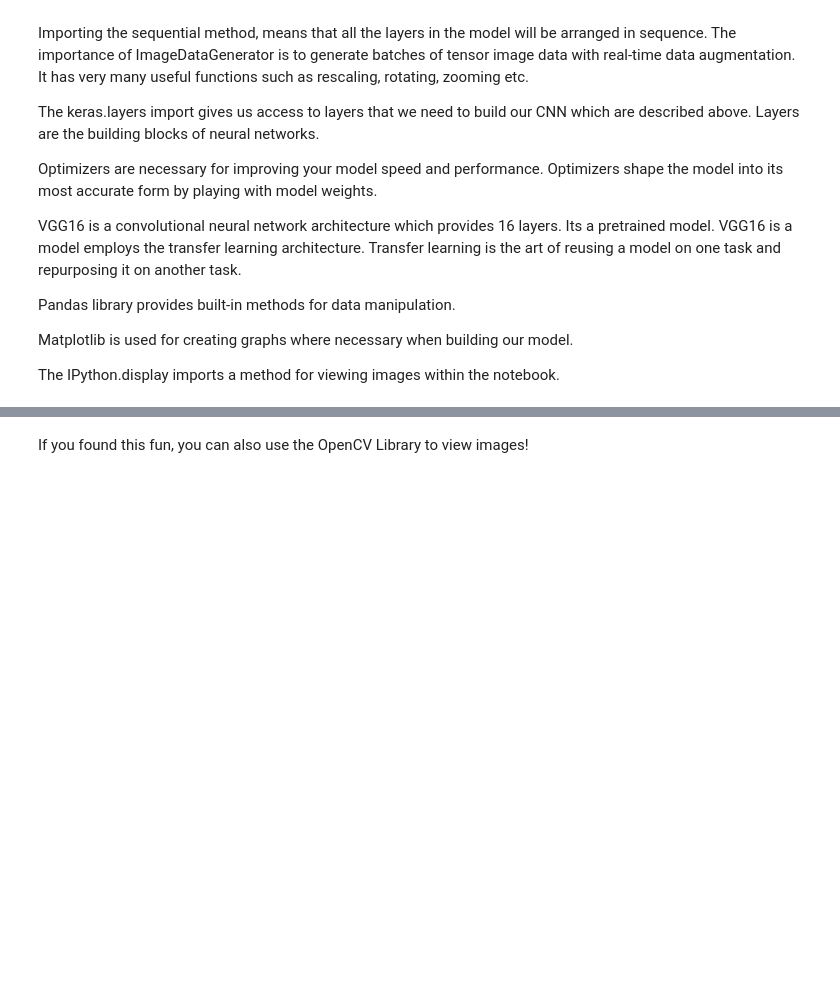
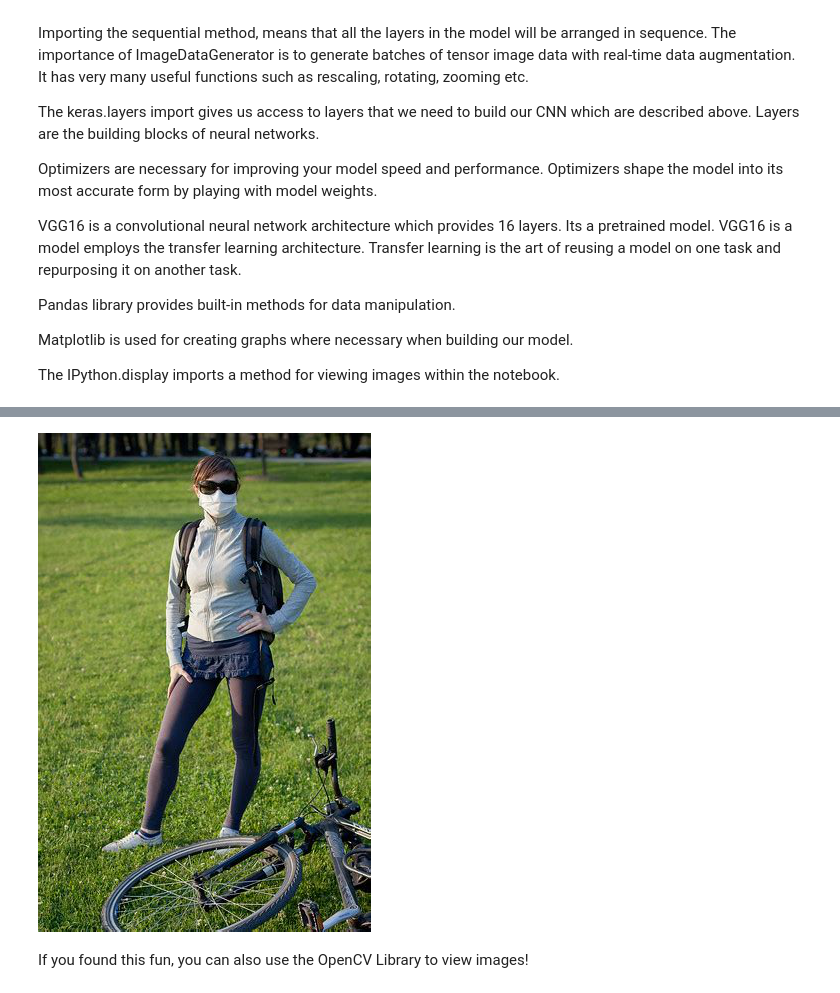
Before and after one commit to Virgo-Alpha/Mask_Detection, a Jupyter notebook: detector.ipynb, the cells around one changed output, grey strips where cells are left out. Cells and saved outputs as stored; diff of their text form; code cells hidden in the pictures; blank space fills up the shorter version.

```diff
--- a/detector.ipynb
+++ b/detector.ipynb
@@ -44,6 +60,8 @@ train_labels['target'].value_counts().plot.bar()
 # %%
 # We can view the images with the ShowImage functionality
-ShowImage("/content/images/aadawlxbmapqrblgxyzarhjasgiobu.png")
+ShowImage("/content/drive/My Drive/Colab Notebooks/Data/images/aadawlxbmapqrblgxyzarhjasgiobu.png")
+# %% [output]
+[figure, added]
 # %% [markdown]
 If you found this fun, you can also use the OpenCV Library to view images!
 # %%
```
Also changed, not shown: parts of 13 cells of this notebook.
